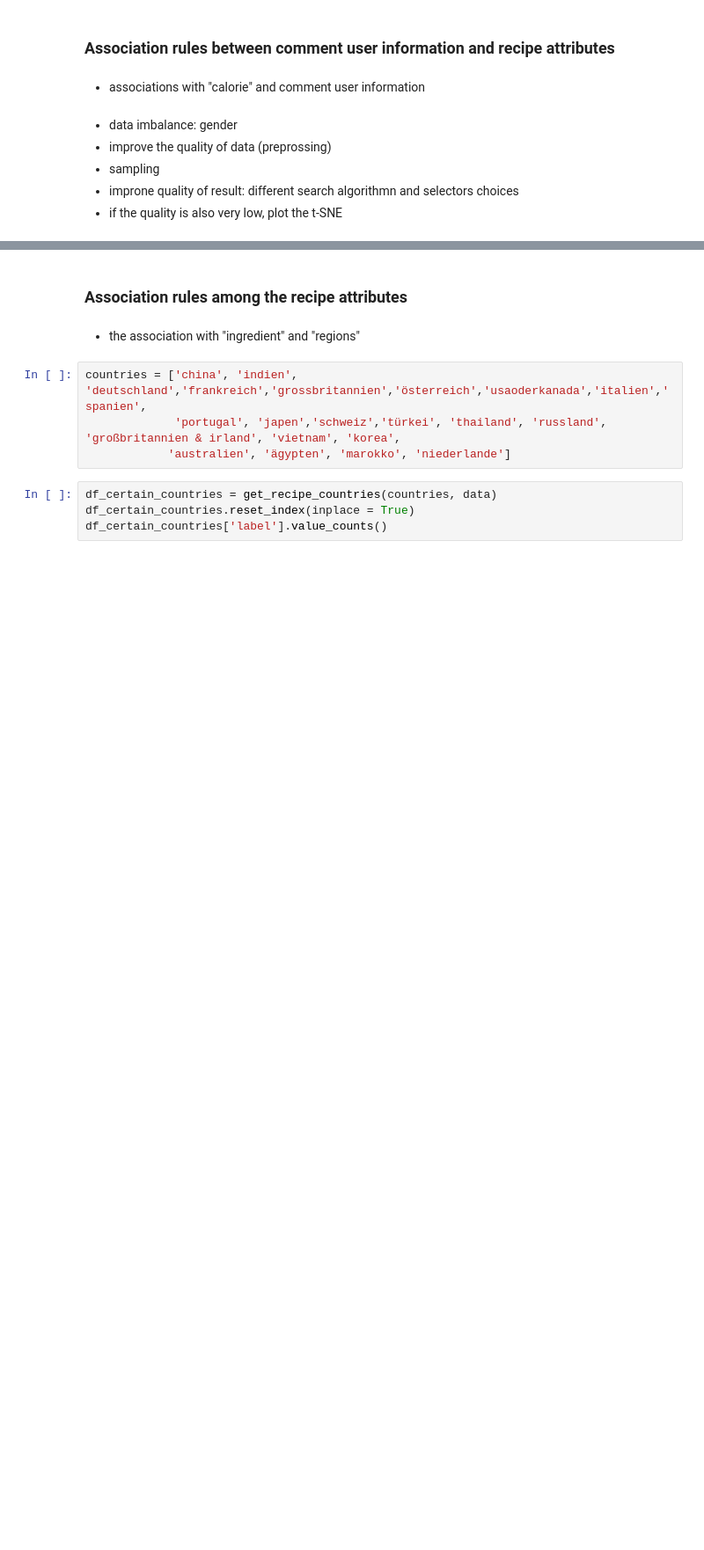
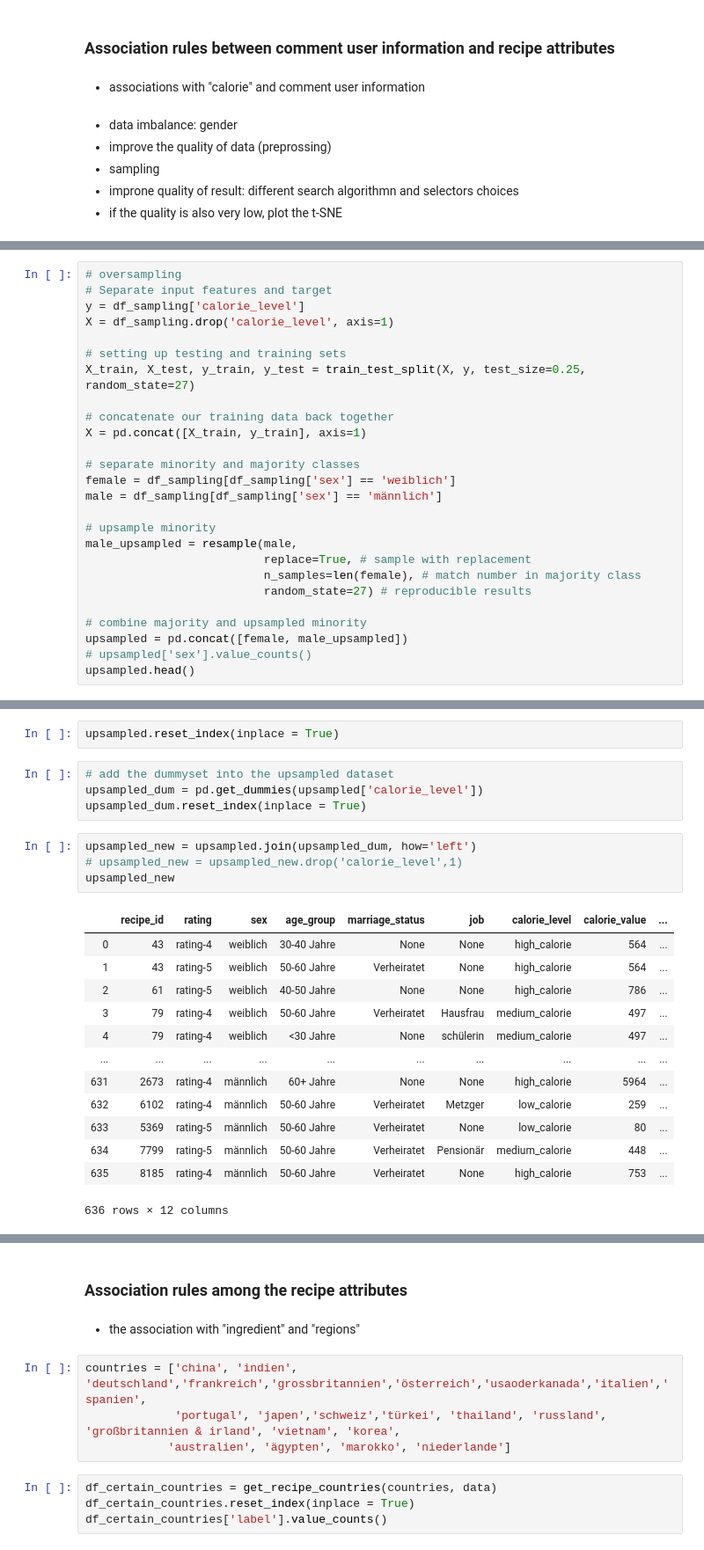
Before and after one commit to sunwen0120/Pratikum_chefkoch, a Jupyter notebook: data_analysis_2.ipynb, the cells around one changed output, grey strips where cells are left out. Shown at 88% size. Drawn from its saved outputs; the diff is of its cells as text; blank space fills up the shorter version.

```diff
--- a/data_analysis_2.ipynb
+++ b/data_analysis_2.ipynb
@@ -282,0 +294,26 @@ Name: sex, dtype: int64
+# %%
+# oversampling
+# Separate input features and target
+y = df_sampling['calorie_level']
+X = df_sampling.drop('calorie_level', axis=1)
+
+# setting up testing and training sets
+X_train, X_test, y_train, y_test = train_test_split(X, y, test_size=0.25, random_state=27)
+
+# concatenate our training data back together
+X = pd.concat([X_train, y_train], axis=1)
+
+# separate minority and majority classes
+female = df_sampling[df_sampling['sex'] == 'weiblich']
+male = df_sampling[df_sampling['sex'] == 'männlich']
+
+# upsample minority
+male_upsampled = resample(male,
+                          replace=True, # sample with replacement
+                          n_samples=len(female), # match number in majority class
+                          random_state=27) # reproducible results
+
+# combine majority and upsampled minority
+upsampled = pd.concat([female, male_upsampled])
+# upsampled['sex'].value_counts()
+upsampled.head()
@@ -282,0 +328,24 @@ Name: sex, dtype: int64
+# %%
+upsampled.reset_index(inplace = True)
+# %%
+# add the dummyset into the upsampled dataset
+upsampled_dum = pd.get_dummies(upsampled['calorie_level'])
+upsampled_dum.reset_index(inplace = True)
+# %%
+upsampled_new = upsampled.join(upsampled_dum, how='left')
+# upsampled_new = upsampled_new.drop('calorie_level',1)
+upsampled_new
+# %% [output]
+|  | recipe_id | rating | sex | age_group | marriage_status | job | calorie_level | calorie_value | ... |
+| 0 | 43 | rating-4 | weiblich | 30-40 Jahre | None | None | high_calorie | 564 | ... |
+| 1 | 43 | rating-5 | weiblich | 50-60 Jahre | Verheiratet | None | high_calorie | 564 | ... |
+| 2 | 61 | rating-5 | weiblich | 40-50 Jahre | None | None | high_calorie | 786 | ... |
+| 3 | 79 | rating-4 | weiblich | 50-60 Jahre | Verheiratet | Hausfrau | medium_calorie | 497 | ... |
+| 4 | 79 | rating-4 | weiblich | <30 Jahre | None | schülerin | medium_calorie | 497 | ... |
+| ... | ... | ... | ... | ... | ... | ... | ... | ... | ... |
+| 631 | 2673 | rating-4 | männlich | 60+ Jahre | None | None | high_calorie | 5964 | ... |
+| 632 | 6102 | rating-4 | männlich | 50-60 Jahre | Verheiratet | Metzger | low_calorie | 259 | ... |
+| 633 | 5369 | rating-5 | männlich | 50-60 Jahre | Verheiratet | None | low_calorie | 80 | ... |
+| 634 | 7799 | rating-5 | männlich | 50-60 Jahre | Verheiratet | Pensionär | medium_calorie | 448 | ... |
+| 635 | 8185 | rating-4 | männlich | 50-60 Jahre | Verheiratet | None | high_calorie | 753 | ... |
+636 rows × 12 columns
```
Also changed, not shown: parts of 16 cells of this notebook.
